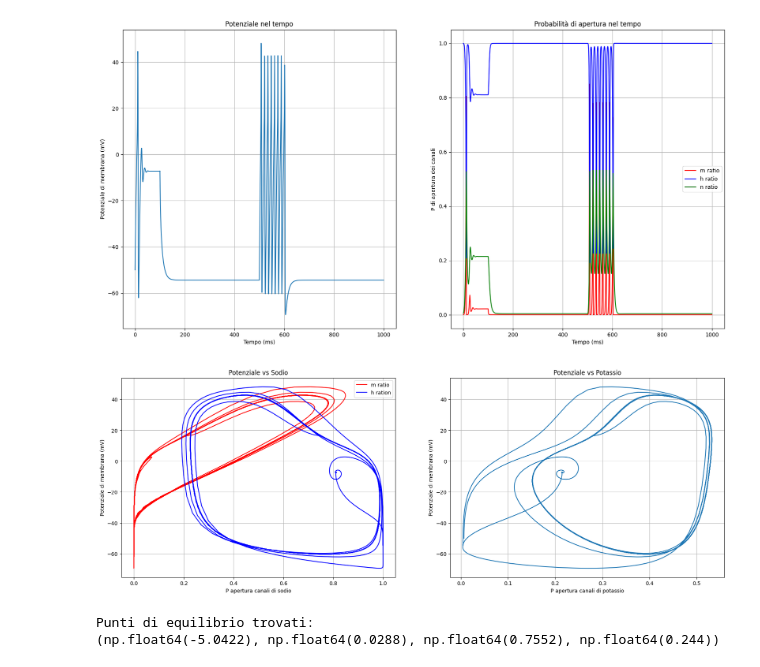
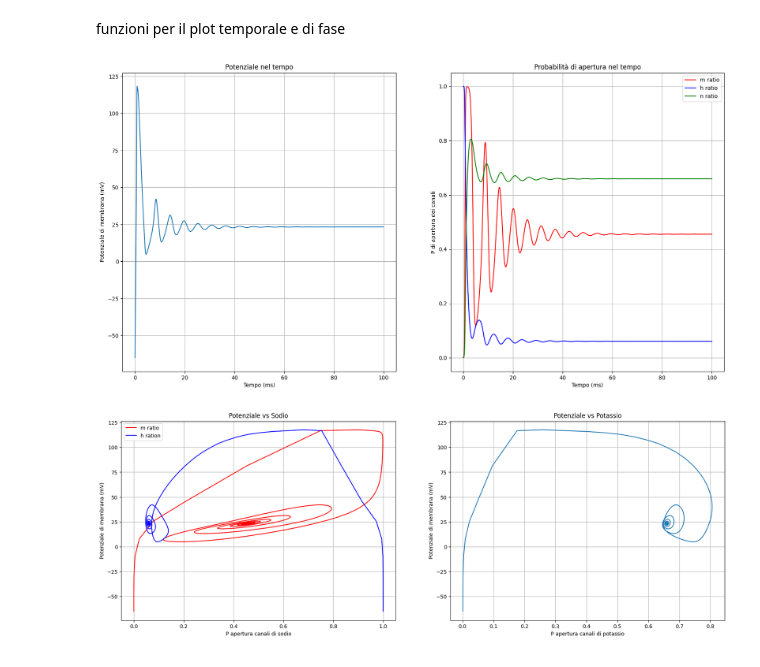
Before and after one commit to pietromihelj/modelli-e-sistemi-complessi, a Jupyter notebook: multistabilità_in_sistemi_neutonali_Pietro_Mihelj.ipynb, the cells around one changed output. Saved outputs shown, nothing was run; the diff lists cells and outputs as text; code cells hidden in the pictures.

```diff
--- a/multistabilità_in_sistemi_neutonali_Pietro_Mihelj.ipynb
+++ b/multistabilità_in_sistemi_neutonali_Pietro_Mihelj.ipynb
@@ -11 +38,3 @@ import itertools as it
+# %% [markdown]
+funzioni per il plot temporale e di fase
 # %%
@@ -158,40 +136,18 @@ def plot_equilibria(equilibria):
 # %%
 Cm = 1
 Gna = 120
 Gk = 36
 Gl = 0.1
-Vna = 50
-Vk = -77
-Vl = -54.4
-Ie = [(10,0,100), (14,500,100)]
-V0 = -50.0
+ENa = 115
+Ek = -12
+El = -10.6
+Ie = 180
+V0 = -65.0
 T = 1000
 n_p = 10000
 
-time_plots(1000,n_p,V0,Cm,Gna,Gk,Gl,Vna,Vk,Vl,Ie)
-phase_plots(T,n_p,V0,Cm,Gna,Gk,Gl,Vna,Vk,Vl,Ie)
+time_plots(100,n_p,V0,Cm,Gna,Gk,Gl,ENa,Ek,El,Ie)
+phase_plots(T,n_p,V0,Cm,Gna,Gk,Gl,ENa,Ek,El,Ie)
 # %% [output]
-[figure, old version]
+[figure, new version]
-[figure, old version]
+[figure, new version]
-# %%
-# Intervalli iniziali
-V_start = [-90,-70,-65,-60,-55,-50,0,50]
-
-# Parametri
-Cm = 1
-Gna = 120
-Gk = 36
-Gl = 0.1
-Vna = 50
-Vk = -77
-Vl = -54.4
-Iext = 14
-
-# Trova i punti di equilibrio
-equilibria = find_equilibrium_points(V_start, Cm, Gna, Gk, Gl, Vna, Vk, Vl, Iext)
-print("Punti di equilibrio trovati:")
-for eq in equilibria:
-    print(eq)
-# %% [output]
-Punti di equilibrio trovati:
-(np.float64(-5.0422), np.float64(0.0288), np.float64(0.7552), np.float64(0.244))
```
Also changed, not shown: parts of 7 cells of this notebook, 2 other files.
